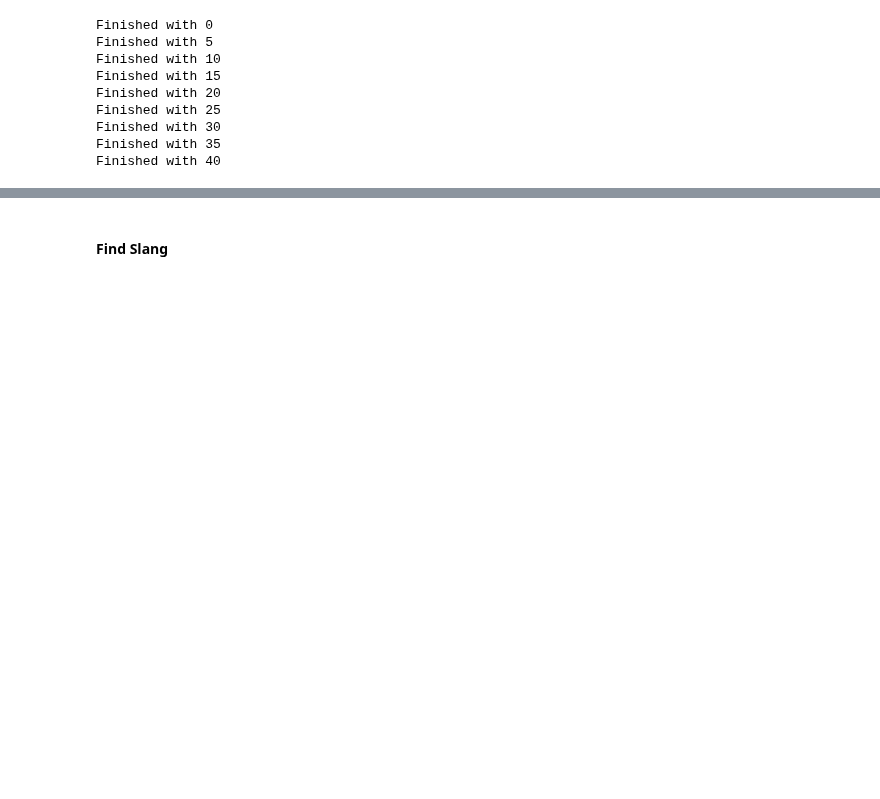
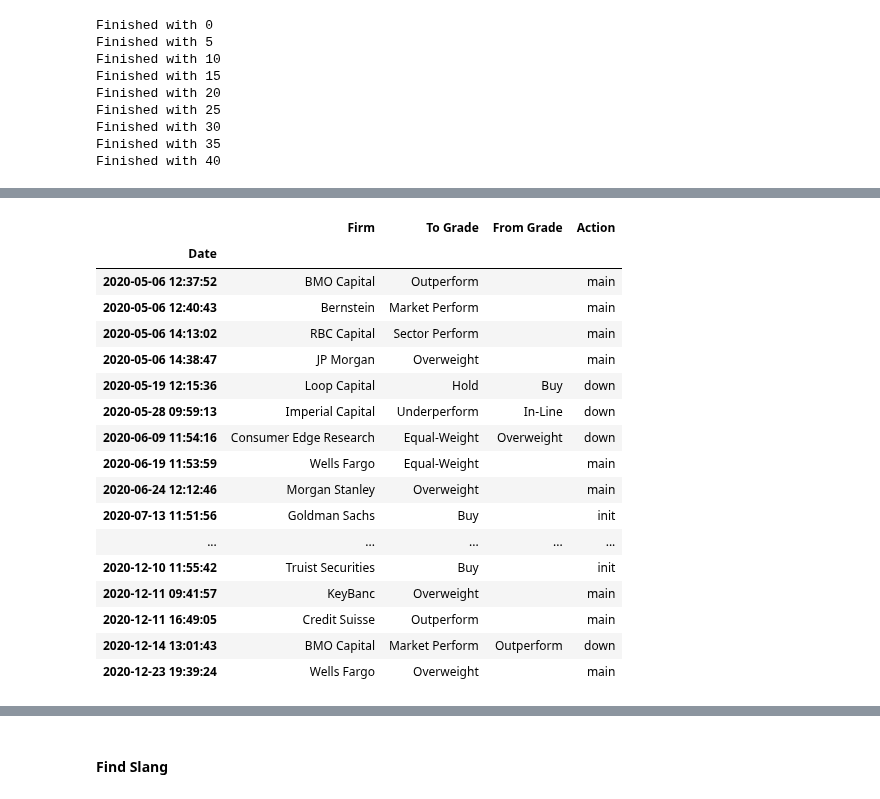
Before and after one commit to kyle-rgb/Discord_Project, a Jupyter notebook: notebooks/Data_Cleaning.ipynb, the cells around one changed output, grey strips where cells are left out. Saved outputs shown, nothing was run; the diff lists cells and outputs as text; code cells hidden in the pictures; blank space fills up the shorter version.

```diff
--- a/notebooks/Data_Cleaning.ipynb
+++ b/notebooks/Data_Cleaning.ipynb
@@ -2464,0 +2598,23 @@ with sql.connect("../data/interim/stocks.db") as con:
+# %%
+recommend_df = tick_sun.recommendations
+# %%
+recommend_df[lambda x: x.index < dt.datetime(2020, 12, 31)].tail(30)
+# %% [output]
+|  | Firm | To Grade | From Grade | Action |
+| Date |  |  |  |  |
+| 2020-05-06 12:37:52 | BMO Capital | Outperform |  | main |
+| 2020-05-06 12:40:43 | Bernstein | Market Perform |  | main |
+| 2020-05-06 14:13:02 | RBC Capital | Sector Perform |  | main |
+| 2020-05-06 14:38:47 | JP Morgan | Overweight |  | main |
+| 2020-05-19 12:15:36 | Loop Capital | Hold | Buy | down |
+| 2020-05-28 09:59:13 | Imperial Capital | Underperform | In-Line | down |
+| 2020-06-09 11:54:16 | Consumer Edge Research | Equal-Weight | Overweight | down |
+| 2020-06-19 11:53:59 | Wells Fargo | Equal-Weight |  | main |
+| 2020-06-24 12:12:46 | Morgan Stanley | Overweight |  | main |
+| 2020-07-13 11:51:56 | Goldman Sachs | Buy |  | init |
+| ... | ... | ... | ... | ... |
+| 2020-12-10 11:55:42 | Truist Securities | Buy |  | init |
+| 2020-12-11 09:41:57 | KeyBanc | Overweight |  | main |
+| 2020-12-11 16:49:05 | Credit Suisse | Outperform |  | main |
+| 2020-12-14 13:01:43 | BMO Capital | Market Perform | Outperform | down |
+| 2020-12-23 19:39:24 | Wells Fargo | Overweight |  | main |
```
Also changed, not shown: parts of 21 cells of this notebook, 1 other file.
